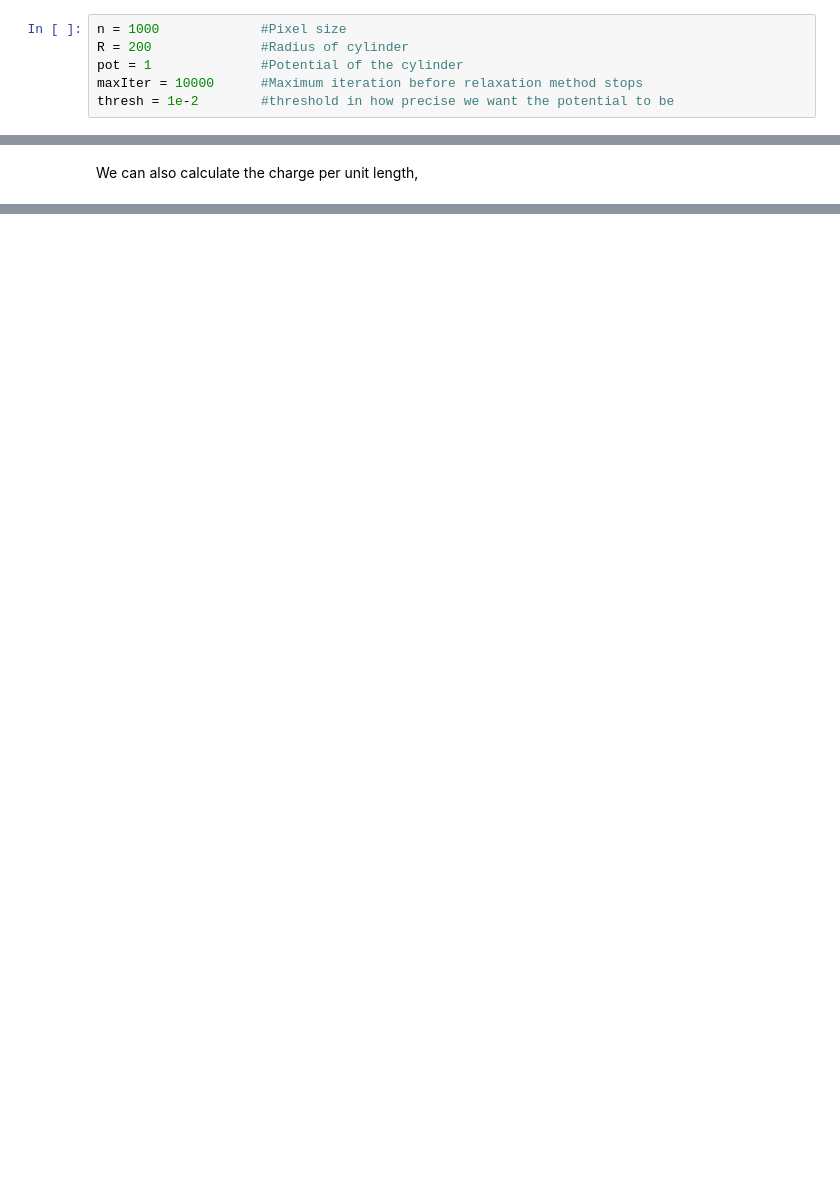
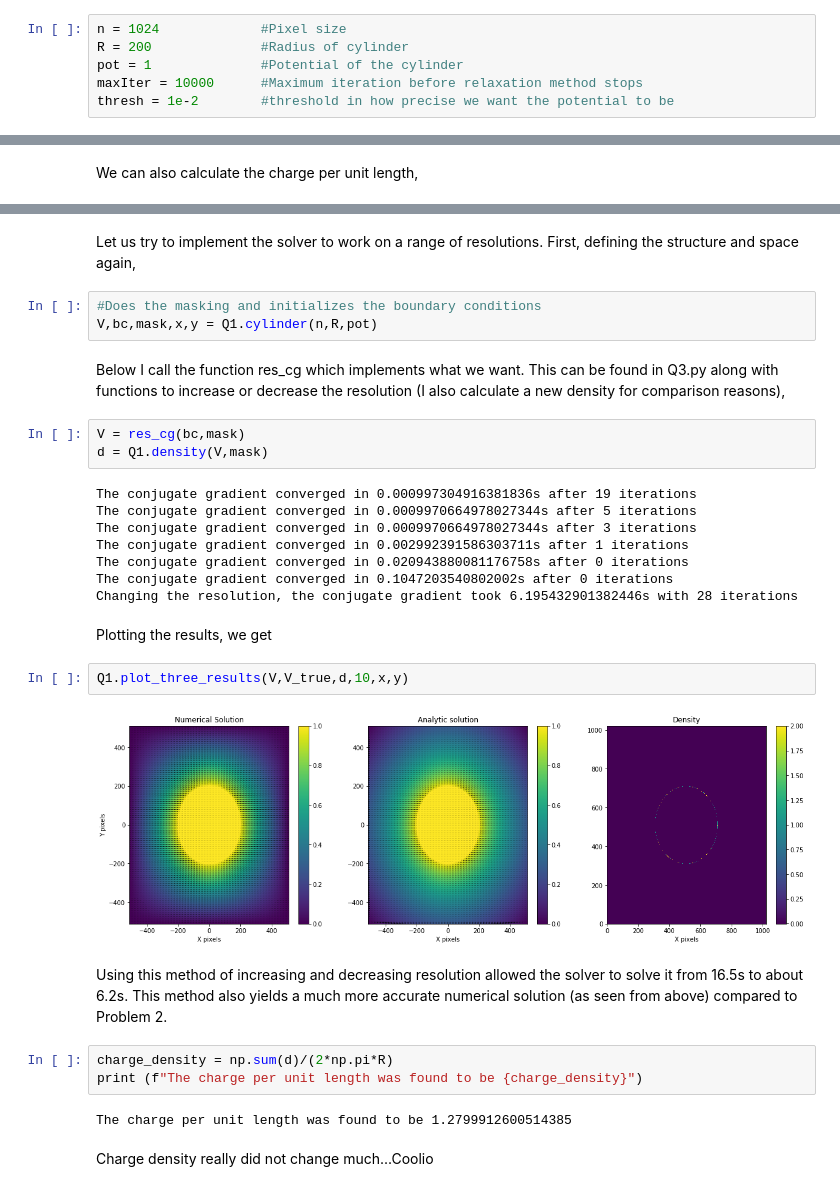
Before and after one commit to Joe1best/PHYS-512-Psets, a Jupyter notebook: Pset5/Assignment_5.ipynb, the cells around one changed output, grey strips where cells are left out. Saved outputs shown, nothing was run; the diff lists cells and outputs as text; blank space fills up the shorter version.

Commit message:
Finished Problem 3

```diff
--- a/Pset5/Assignment_5.ipynb
+++ b/Pset5/Assignment_5.ipynb
@@ -13,7 +14,7 @@ To represent a cylinder in 3D space in a box, we can look at its cross sectional
 # %% [markdown]
 Let's define the parameters of our problem below.
 # %%
-n = 1000             #Pixel size
+n = 1024             #Pixel size
 R = 200              #Radius of cylinder
 pot = 1              #Potential of the cylinder
 maxIter = 10000      #Maximum iteration before relaxation method stops
@@ -77,0 +85,33 @@ print (f"The charge per unit length was found to be {d}")
+# %% [markdown]
+Let us try to implement the solver to work on a range of resolutions. First, defining the structure and space again,
+# %%
+#Does the masking and initializes the boundary conditions
+V,bc,mask,x,y = Q1.cylinder(n,R,pot)
+# %% [markdown]
+Below I call the function res_cg which implements what we want. This can be found in Q3.py along with functions to increase or decrease the resolution (I also calculate a new density for comparison reasons),
+# %%
+V = res_cg(bc,mask)
+d = Q1.density(V,mask)
+# %% [output]
+The conjugate gradient converged in 0.000997304916381836s after 19 iterations
+The conjugate gradient converged in 0.0009970664978027344s after 5 iterations
+The conjugate gradient converged in 0.0009970664978027344s after 3 iterations
+The conjugate gradient converged in 0.002992391586303711s after 1 iterations
+The conjugate gradient converged in 0.020943880081176758s after 0 iterations
+The conjugate gradient converged in 0.1047203540802002s after 0 iterations
+Changing the resolution, the conjugate gradient took 6.195432901382446s with 28 iterations
+# %% [markdown]
+Plotting the results, we get
+# %%
+Q1.plot_three_results(V,V_true,d,10,x,y)
+# %% [output]
+[figure, added]
+# %% [markdown]
+Using this method of increasing and decreasing resolution allowed the solver to solve it from 16.5s to about 6.2s. This method also yields a much more accurate numerical solution (as seen from above) compared to Problem 2.
+# %%
+charge_density = np.sum(d)/(2*np.pi*R)
+print (f"The charge per unit length was found to be {charge_density}")
+# %% [output]
+The charge per unit length was found to be 1.2799912600514385
+# %% [markdown]
+Charge density really did not change much...Coolio
```
Also changed, not shown: parts of 7 cells of this notebook, 2 other files.
